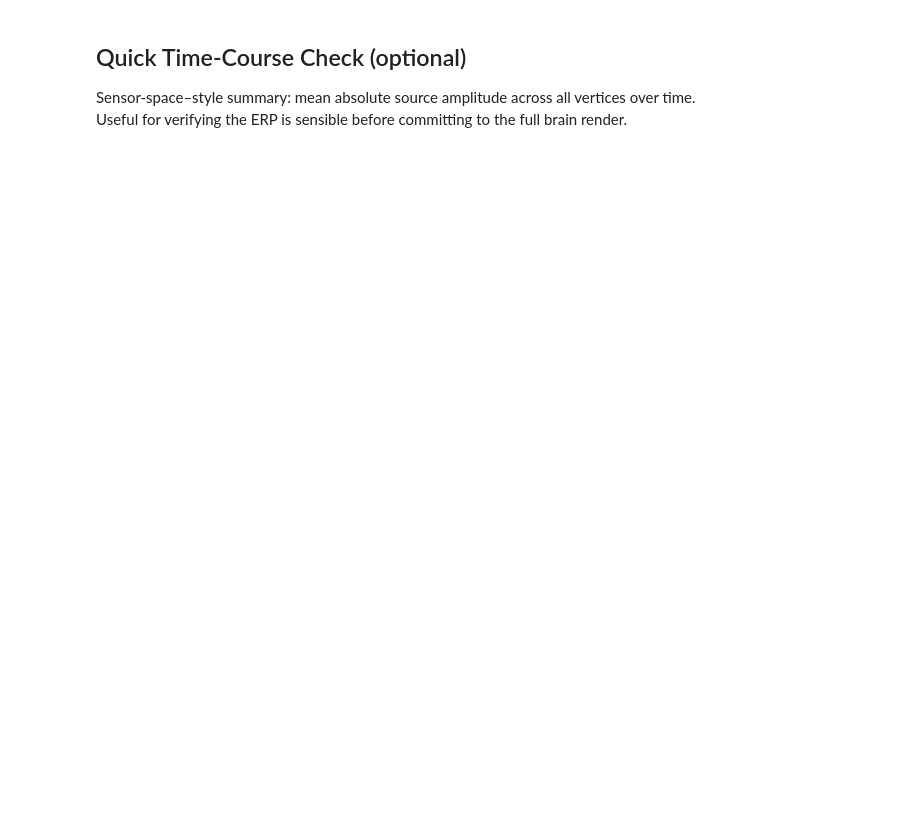
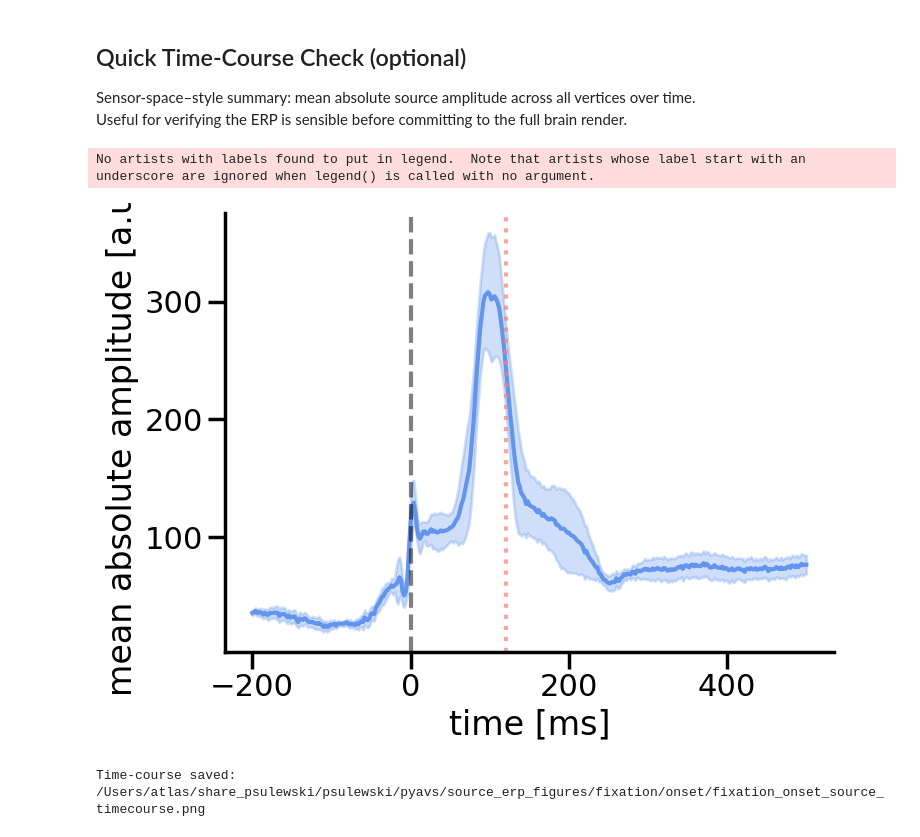
Before and after one commit to KietzmannLab/pyavs, a Jupyter notebook: scripts/meg_viz/plot_source_erp_brain.ipynb, the cells around one changed output. Saved outputs shown, nothing was run; the diff lists cells and outputs as text; code cells hidden in the pictures; blank space fills up the shorter version.

```diff
--- a/scripts/meg_viz/plot_source_erp_brain.ipynb
+++ b/scripts/meg_viz/plot_source_erp_brain.ipynb
@@ -47,7 +49,7 @@ os.makedirs(output_dir, exist_ok=True)
 
 # ── Visualisation parameters ─────────────────────────────────────────────────
 # Time points to visualise [seconds]
-time_points = [0.10, 0.20, 0.30]
+time_points = [0.120]
 
 surfaces = ['pial', 'inflated']
 views    = ['lateral', 'medial']
@@ -94,7 +101,7 @@ def compute_group_average(stcs):
     return avg_stc
 
 
-def auto_clim(stc, vmin=0.0, quantile=0.95):
+def auto_clim(stc, vmin=0.0, quantile=0.99):
     """Derive color limits from the group-average STC if not specified."""
     abs_data = np.abs(stc.data)
     vmax     = float(np.quantile(abs_data, quantile))
@@ -184,7 +191,7 @@ def create_colorbar(vmin, vmid, vmax, colormap, output_dir, label='amplitude [a.
 
     ticks = np.linspace(vmin, vmax, 3)
     ax.set_xticks(ticks)
-    ax.set_xticklabels([f'{t:.2e}' for t in ticks])
+    ax.set_xticklabels([f'{t:.0f}' for t in ticks])
     ax.set_xlabel(label)
     ax.tick_params(tick1On=False)
 
@@ -291,31 +329,35 @@ Sensor-space–style summary: mean absolute source amplitude across all vertices
 Useful for verifying the ERP is sensible before committing to the full brain render.
 # %%
 times_ms  = avg_stc.times * 1000
-mean_amp  = np.mean(np.abs(avg_stc.data), axis=0)
+mean_amp  = np.median(np.abs(avg_stc.data), axis=0)
 sem_amp   = np.std(np.stack(
     [np.mean(np.abs(s.data), axis=0) for s in stcs], axis=0
 ), axis=0) / np.sqrt(len(stcs))
 
 plt.figure(figsize=(8, 6))
 plt.plot(times_ms, mean_amp, color='cornflowerblue')
 plt.fill_between(
     times_ms,
     mean_amp - sem_amp,
     mean_amp + sem_amp,
     color='cornflowerblue', alpha=0.3,
 )
 plt.axvline(x=0, color='black', linestyle='--', alpha=0.5)
 for t in time_points:
     plt.axvline(x=t * 1000, color='salmon', linestyle=':', alpha=0.7)
 plt.xlabel('time [ms]')
 plt.ylabel('mean absolute amplitude [a.u.]')
 plt.legend(frameon=False)
 sns.despine()
 plt.tight_layout()
 
 tc_path = os.path.join(output_dir, f'{event_type}_{timing}_source_timecourse')
 for ext in ('png', 'pdf'):
     plt.savefig(f'{tc_path}.{ext}', dpi=300, bbox_inches='tight',
                 facecolor='white', edgecolor='none')
 plt.show()
 print(f'Time-course saved: {tc_path}.png')
+# %% [output]
+No artists with labels found to put in legend.  Note that artists whose label start with an underscore are ignored when legend() is called with no argument.
+[figure, added]
+Time-course saved: /Users/atlas/share_psulewski/psulewski/pyavs/source_erp_figures/fixation/onset/fixation_onset_source_timecourse.png
```
Also changed, not shown: parts of 7 cells of this notebook, 2 other files.
